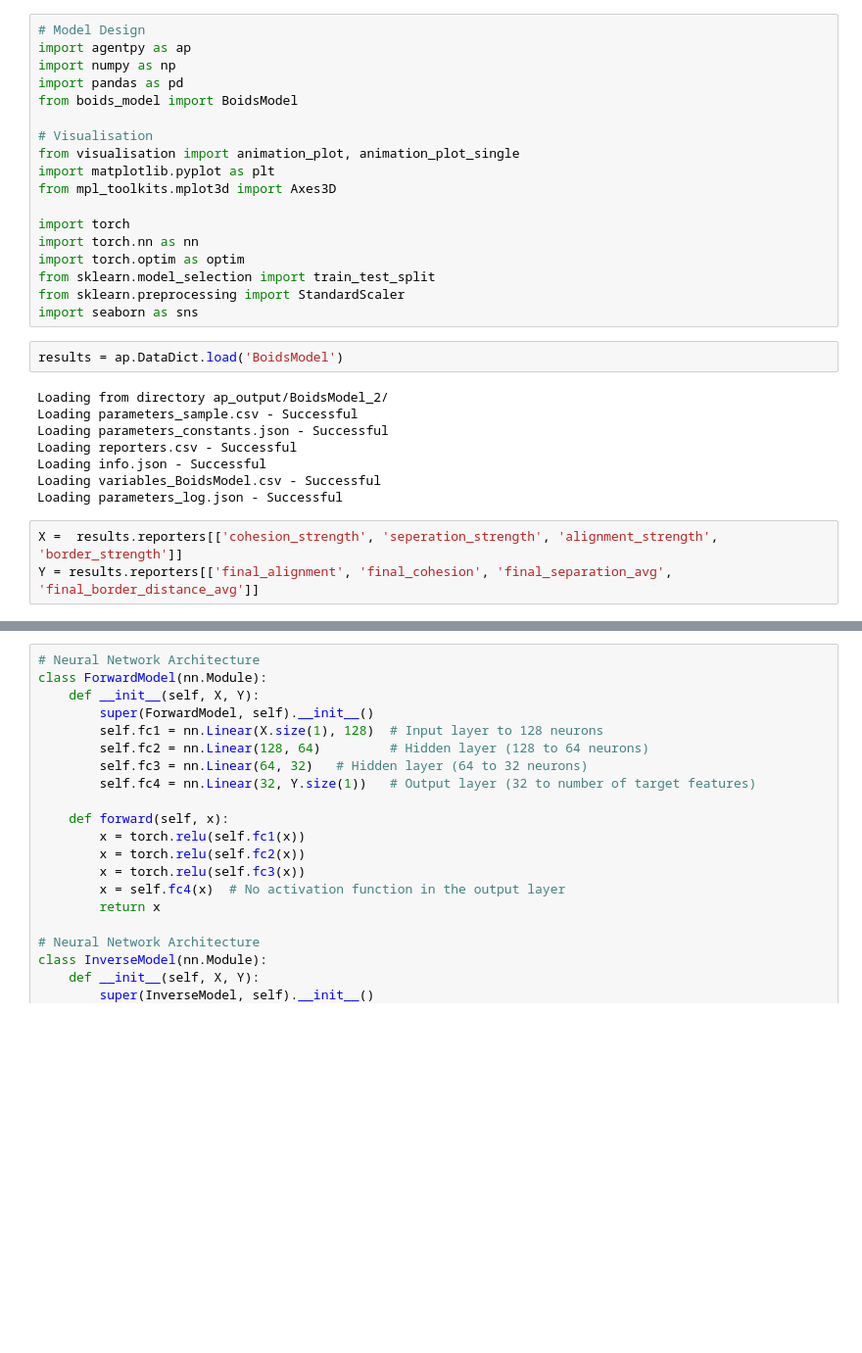
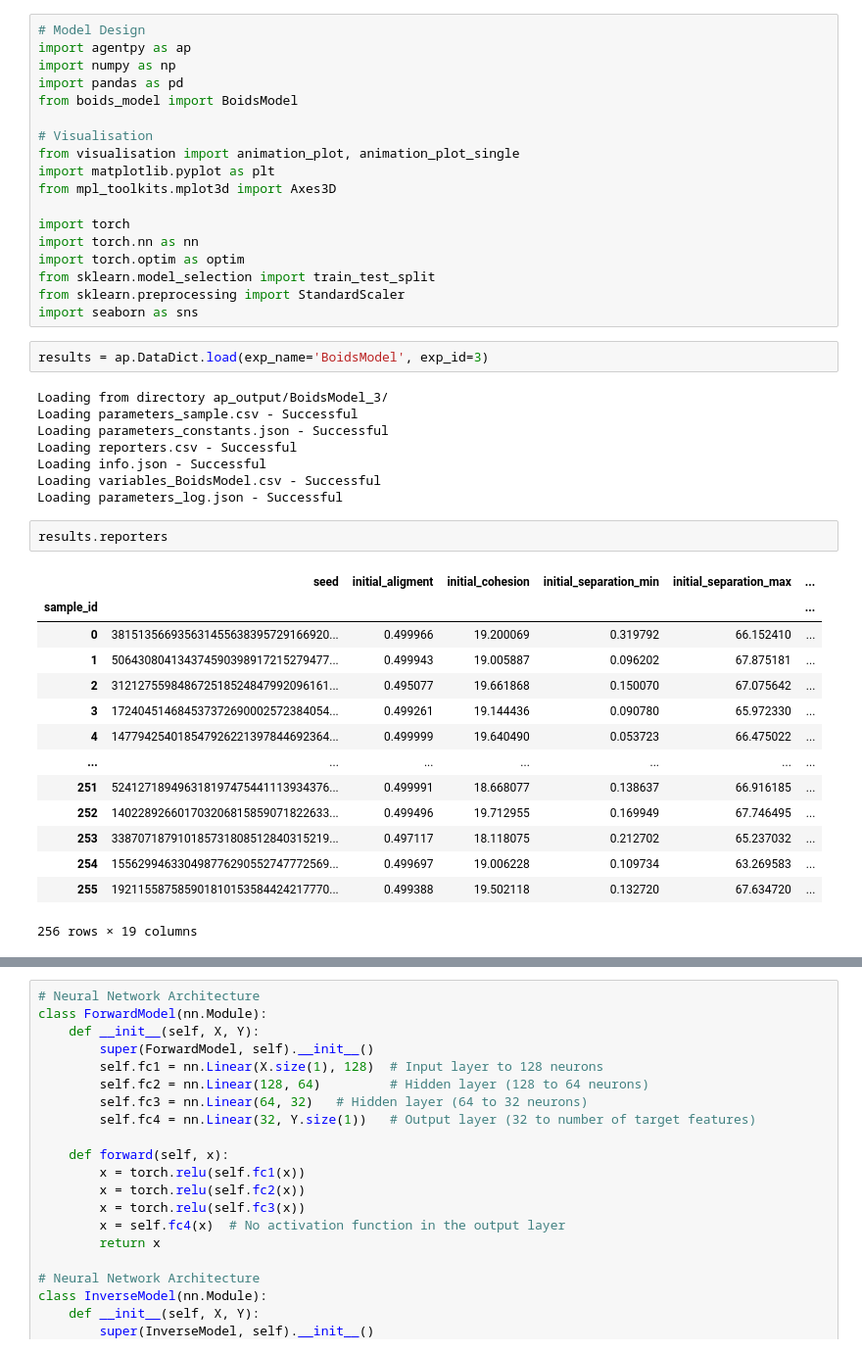
Before and after one commit to pedro15sousa/ABM-emulation, a Jupyter notebook: circular_emulator.ipynb, the cells around one changed output, grey strips where cells are left out. Shown at 98% size. Cells and saved outputs as stored; diff of their text form; blank space fills up the shorter version.

```diff
--- a/circular_emulator.ipynb
+++ b/circular_emulator.ipynb
@@ -38,16 +38,30 @@ from sklearn.model_selection import train_test_split
 from sklearn.preprocessing import StandardScaler
 import seaborn as sns
 # %%
-results = ap.DataDict.load('BoidsModel')
+results = ap.DataDict.load(exp_name='BoidsModel', exp_id=3)
 # %% [output]
-Loading from directory ap_output/BoidsModel_2/
+Loading from directory ap_output/BoidsModel_3/
 Loading parameters_sample.csv - Successful
 Loading parameters_constants.json - Successful
 Loading reporters.csv - Successful
 Loading info.json - Successful
 Loading variables_BoidsModel.csv - Successful
 Loading parameters_log.json - Successful
-# %%
-X =  results.reporters[['cohesion_strength', 'seperation_strength', 'alignment_strength', 'border_strength']]
-Y = results.reporters[['final_alignment', 'final_cohesion', 'final_separation_avg', 'final_border_distance_avg']]
+# %%
+results.reporters
+# %% [output]
+|  | seed | initial_aligment | initial_cohesion | initial_separation_min | initial_separation_max | ... |
+| sample_id |  |  |  |  |  | ... |
+| 0 | 381513566935631455638395729166920... | 0.499966 | 19.200069 | 0.319792 | 66.152410 | ... |
+| 1 | 506430804134374590398917215279477... | 0.499943 | 19.005887 | 0.096202 | 67.875181 | ... |
+| 2 | 312127559848672518524847992096161... | 0.495077 | 19.661868 | 0.150070 | 67.075642 | ... |
+| 3 | 172404514684537372690002572384054... | 0.499261 | 19.144436 | 0.090780 | 65.972330 | ... |
+| 4 | 147794254018547926221397844692364... | 0.499999 | 19.640490 | 0.053723 | 66.475022 | ... |
+| ... | ... | ... | ... | ... | ... | ... |
+| 251 | 524127189496318197475441113934376... | 0.499991 | 18.668077 | 0.138637 | 66.916185 | ... |
+| 252 | 140228926601703206815859071822633... | 0.499496 | 19.712955 | 0.169949 | 67.746495 | ... |
+| 253 | 338707187910185731808512840315219... | 0.497117 | 18.118075 | 0.212702 | 65.237032 | ... |
+| 254 | 155629946330498776290552747772569... | 0.499697 | 19.006228 | 0.109734 | 63.269583 | ... |
+| 255 | 192115587585901810153584424217770... | 0.499388 | 19.502118 | 0.132720 | 67.634720 | ... |
+256 rows × 19 columns
 # %%
```
Also changed, not shown: parts of 8 cells of this notebook, 7 other files.
